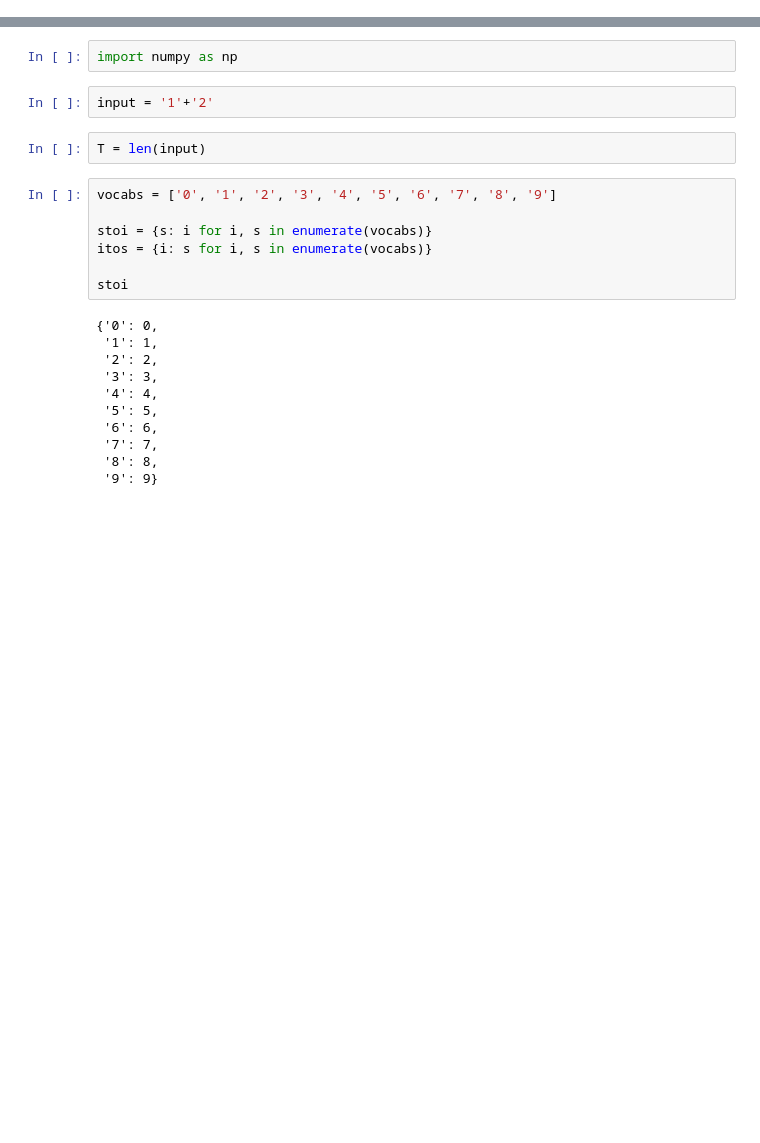
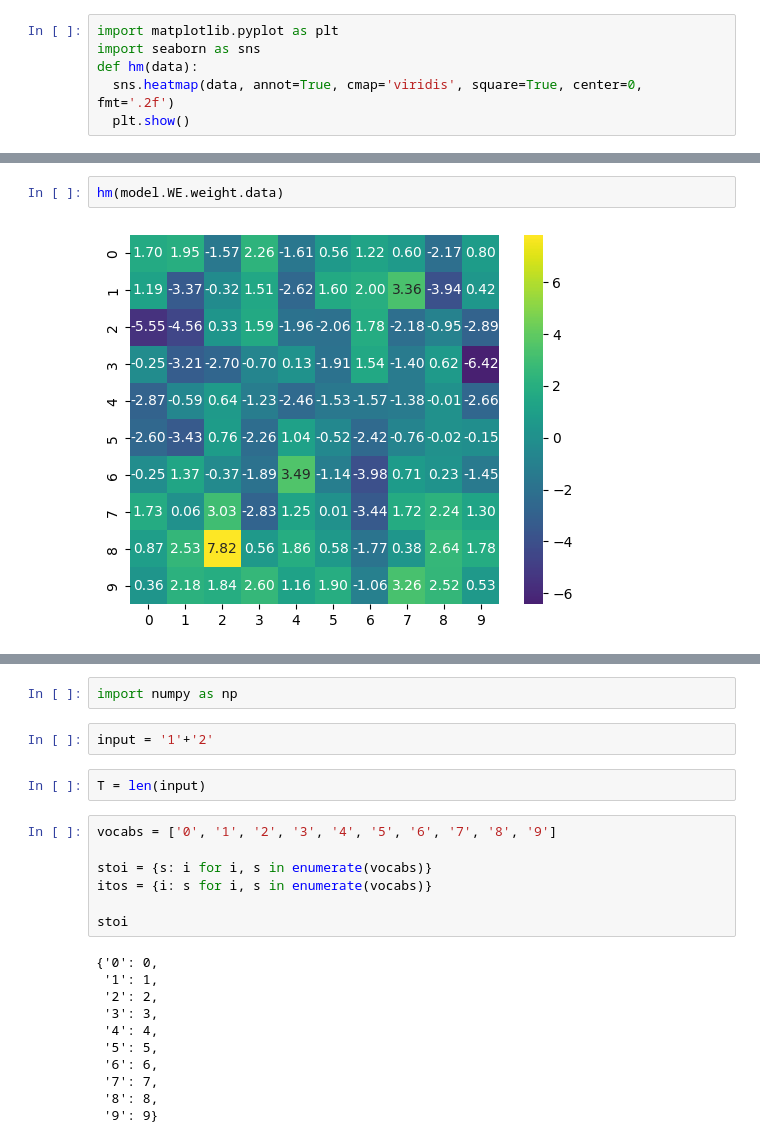
Before and after one commit to SewoongLee/addition_TF, a Jupyter notebook: addition_TF.ipynb, the cells around one changed output, grey strips where cells are left out. Saved outputs shown, nothing was run; the diff lists cells and outputs as text; blank space fills up the shorter version.

```diff
--- a/addition_TF.ipynb
+++ b/addition_TF.ipynb
@@ -0,0 +118,6 @@
+# %%
+import matplotlib.pyplot as plt
+import seaborn as sns
+def hm(data):
+  sns.heatmap(data, annot=True, cmap='viridis', square=True, center=0, fmt='.2f')
+  plt.show()
@@ -0,0 +135,4 @@
+# %%
+hm(model.WE.weight.data)
+# %% [output]
+[figure, added]
```
Also changed, not shown: parts of 8 cells of this notebook.
